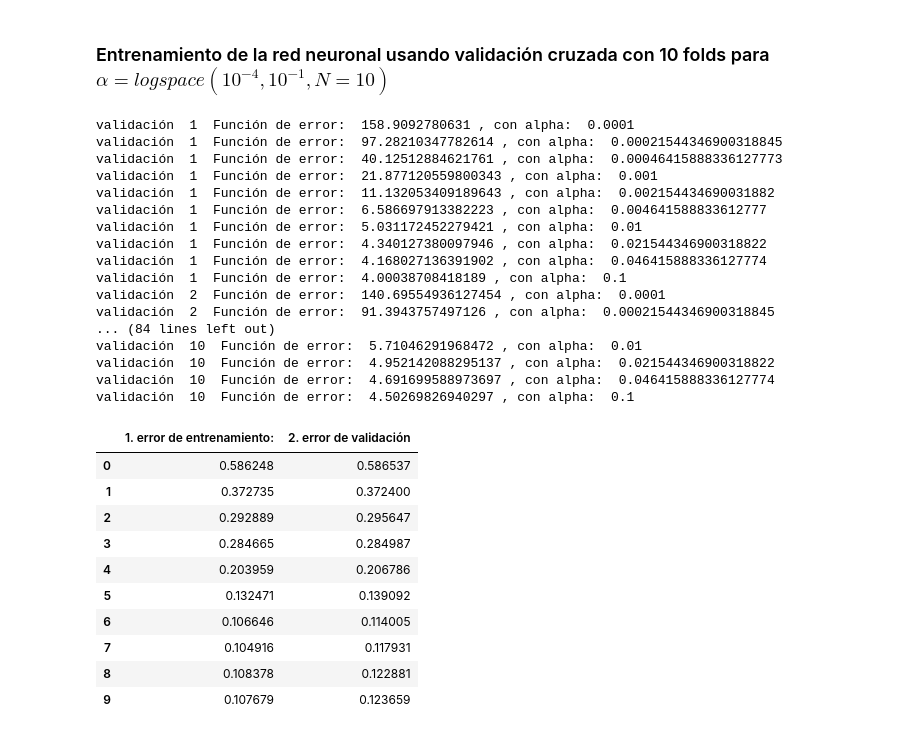
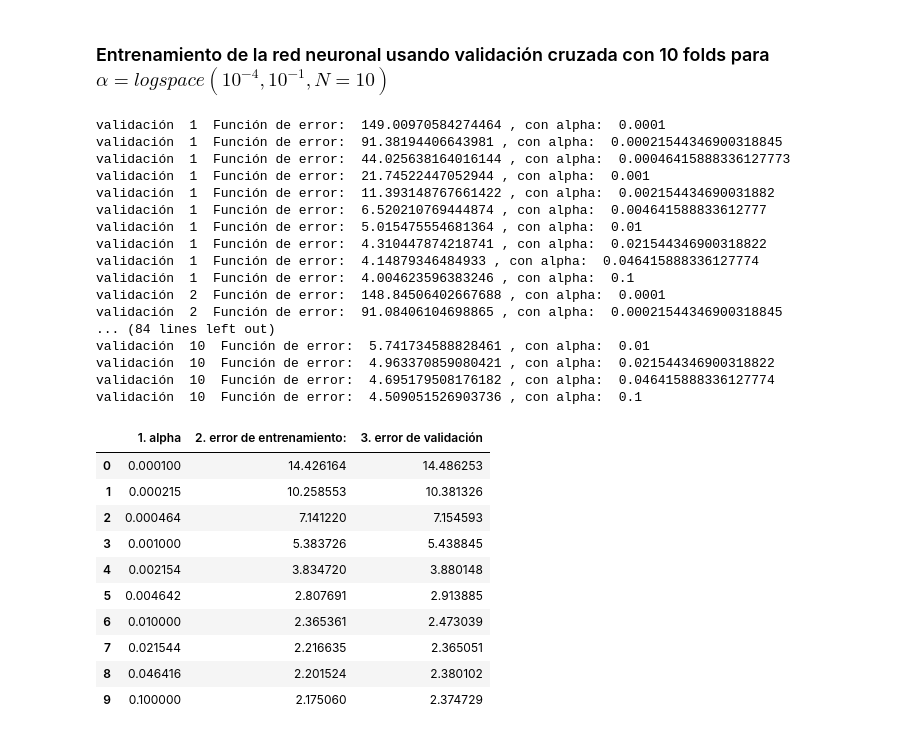
Before and after one commit to juanArango17/inteligenciaComputacional_20181, a Jupyter notebook: Tarea2_Redes_Neuronales/Punto1_LMS/punto1_LinearRegression.ipynb, the cells around one changed output. Saved outputs shown, nothing was run; the diff lists cells and outputs as text; code cells hidden in the pictures.

```diff
--- a/Tarea2_Redes_Neuronales/Punto1_LMS/punto1_LinearRegression.ipynb
+++ b/Tarea2_Redes_Neuronales/Punto1_LMS/punto1_LinearRegression.ipynb
@@ -68,20 +68,24 @@ def clearList(L): #arroja una lista de L elementos vacios, no sabia de qué otra
     return listica
 
 def LinearRegression(X,y,miu=0.1,iteraciones=5000,tol=0.001):
-    [M,N] = X.shape
+    if X.ndim > 1:
+        [M,N] = X.shape
+    else:
+        M = X.shape[0]
+        N = 1
+        X = X[:,None]
+
     VectorBias = np.ones(shape=(M,1))
     X = np.concatenate((VectorBias,X),axis=1)
 
-    theta = np.random.rand(N+1,1)
+    theta = np.random.rand(N+1,)
+
     for j in range(0,iteraciones):
         h_x = []
         h_x = np.dot(X,theta)
-        h_x = h_x.flatten()
         J = 1/(2*M)*np.dot((h_x-y).T,(h_x-y))
 
         dJ_dtheta = np.dot((h_x-y).T,X).T
-        theta = theta.flatten()
-        #print(theta.shape,dJ_dtheta.shape)
         theta = theta - miu/M * dJ_dtheta
         theta[1:] = theta[1:] - miu*0.1/M*theta[1:] #Regularization
     return [theta,h_x,J]
@@ -119,13 +123,13 @@ for train_index, test_index in kf.split(X):
     ecm2       = clearList(len(alpha))
     for i in range(len(alpha)):
         [wLMS[i],predicted1[i],E] = LinearRegression(X[train_index],y[train_index],miu=alpha[i],iteraciones=1000)
-        ecm1[i] = (np.sum((np.abs(predicted1[i]-y[train_index]))/y[train_index])/y[train_index].shape)[0]
+        ecm1[i] = (np.sum((np.abs(predicted1[i]-y[train_index])))/y[train_index].shape)[0]
 
         p_i = []
         for j in range(0,X[test_index].shape[0]):
             p_i.append(Predict(X[test_index][j,:],wLMS[i]))
         predicted2[i] = p_i
-        ecm2[i] = (np.sum((np.abs(predicted2[i]-y[test_index]))/y[test_index])/y[test_index].shape)[0]
+        ecm2[i] = (np.sum((np.abs(predicted2[i]-y[test_index])))/y[test_index].shape)[0]
 
         if(ecm2[i] < minE_val):
             wLMS_optimo = wLMS[i]
@@ -136,39 +140,39 @@ for train_index, test_index in kf.split(X):
     ecm_val[k,:]   = ecm2
     k+=1
 # %% [output]
-validación  1  Función de error:  158.9092780631 , con alpha:  0.0001
-validación  1  Función de error:  97.28210347782614 , con alpha:  0.00021544346900318845
-validación  1  Función de error:  40.12512884621761 , con alpha:  0.00046415888336127773
-validación  1  Función de error:  21.877120559800343 , con alpha:  0.001
-validación  1  Función de error:  11.132053409189643 , con alpha:  0.002154434690031882
-validación  1  Función de error:  6.586697913382223 , con alpha:  0.004641588833612777
-validación  1  Función de error:  5.031172452279421 , con alpha:  0.01
-validación  1  Función de error:  4.340127380097946 , con alpha:  0.021544346900318822
-validación  1  Función de error:  4.168027136391902 , con alpha:  0.046415888336127774
-validación  1  Función de error:  4.00038708418189 , con alpha:  0.1
-validación  2  Función de error:  140.69554936127454 , con alpha:  0.0001
-validación  2  Función de error:  91.3943757497126 , con alpha:  0.00021544346900318845
+validación  1  Función de error:  149.00970584274464 , con alpha:  0.0001
+validación  1  Función de error:  91.38194406643981 , con alpha:  0.00021544346900318845
+validación  1  Función de error:  44.025638164016144 , con alpha:  0.00046415888336127773
+validación  1  Función de error:  21.74522447052944 , con alpha:  0.001
+validación  1  Función de error:  11.393148767661422 , con alpha:  0.002154434690031882
+validación  1  Función de error:  6.520210769444874 , con alpha:  0.004641588833612777
+validación  1  Función de error:  5.015475554681364 , con alpha:  0.01
+validación  1  Función de error:  4.310447874218741 , con alpha:  0.021544346900318822
+validación  1  Función de error:  4.14879346484933 , con alpha:  0.046415888336127774
+validación  1  Función de error:  4.004623596383246 , con alpha:  0.1
+validación  2  Función de error:  148.84506402667688 , con alpha:  0.0001
+validación  2  Función de error:  91.08406104698865 , con alpha:  0.00021544346900318845
 ... (84 lines left out)
-validación  10  Función de error:  5.71046291968472 , con alpha:  0.01
-validación  10  Función de error:  4.952142088295137 , con alpha:  0.021544346900318822
-validación  10  Función de error:  4.691699588973697 , con alpha:  0.046415888336127774
-validación  10  Función de error:  4.50269826940297 , con alpha:  0.1
+validación  10  Función de error:  5.741734588828461 , con alpha:  0.01
+validación  10  Función de error:  4.963370859080421 , con alpha:  0.021544346900318822
+validación  10  Función de error:  4.695179508176182 , con alpha:  0.046415888336127774
+validación  10  Función de error:  4.509051526903736 , con alpha:  0.1
 # %%
-d  = {'1. error de entrenamiento: ': np.mean(ecm_train,axis = 0),'2. error de validación':np.mean(ecm_val,axis = 0)}
+d  = {'1. alpha':alpha,'2. error de entrenamiento: ': np.mean(ecm_train,axis = 0),'3. error de validación':np.mean(ecm_val,axis = 0)}
 df = pd.DataFrame(data=d)
 df
 # %% [output]
-|  | 1. error de entrenamiento: | 2. error de validación |
-| 0 | 0.586248 | 0.586537 |
-| 1 | 0.372735 | 0.372400 |
-| 2 | 0.292889 | 0.295647 |
-| 3 | 0.284665 | 0.284987 |
-| 4 | 0.203959 | 0.206786 |
-| 5 | 0.132471 | 0.139092 |
-| 6 | 0.106646 | 0.114005 |
-| 7 | 0.104916 | 0.117931 |
-| 8 | 0.108378 | 0.122881 |
-| 9 | 0.107679 | 0.123659 |
+|  | 1. alpha | 2. error de entrenamiento: | 3. error de validación |
+| 0 | 0.000100 | 14.426164 | 14.486253 |
+| 1 | 0.000215 | 10.258553 | 10.381326 |
+| 2 | 0.000464 | 7.141220 | 7.154593 |
+| 3 | 0.001000 | 5.383726 | 5.438845 |
+| 4 | 0.002154 | 3.834720 | 3.880148 |
+| 5 | 0.004642 | 2.807691 | 2.913885 |
+| 6 | 0.010000 | 2.365361 | 2.473039 |
+| 7 | 0.021544 | 2.216635 | 2.365051 |
+| 8 | 0.046416 | 2.201524 | 2.380102 |
+| 9 | 0.100000 | 2.175060 | 2.374729 |
 # %%
 prediction_testing = []
 X_test = X_original[(Nsamples-Ntest):Nsamples,:]
```
Also changed, not shown: parts of 3 cells of this notebook, 14 other files.
